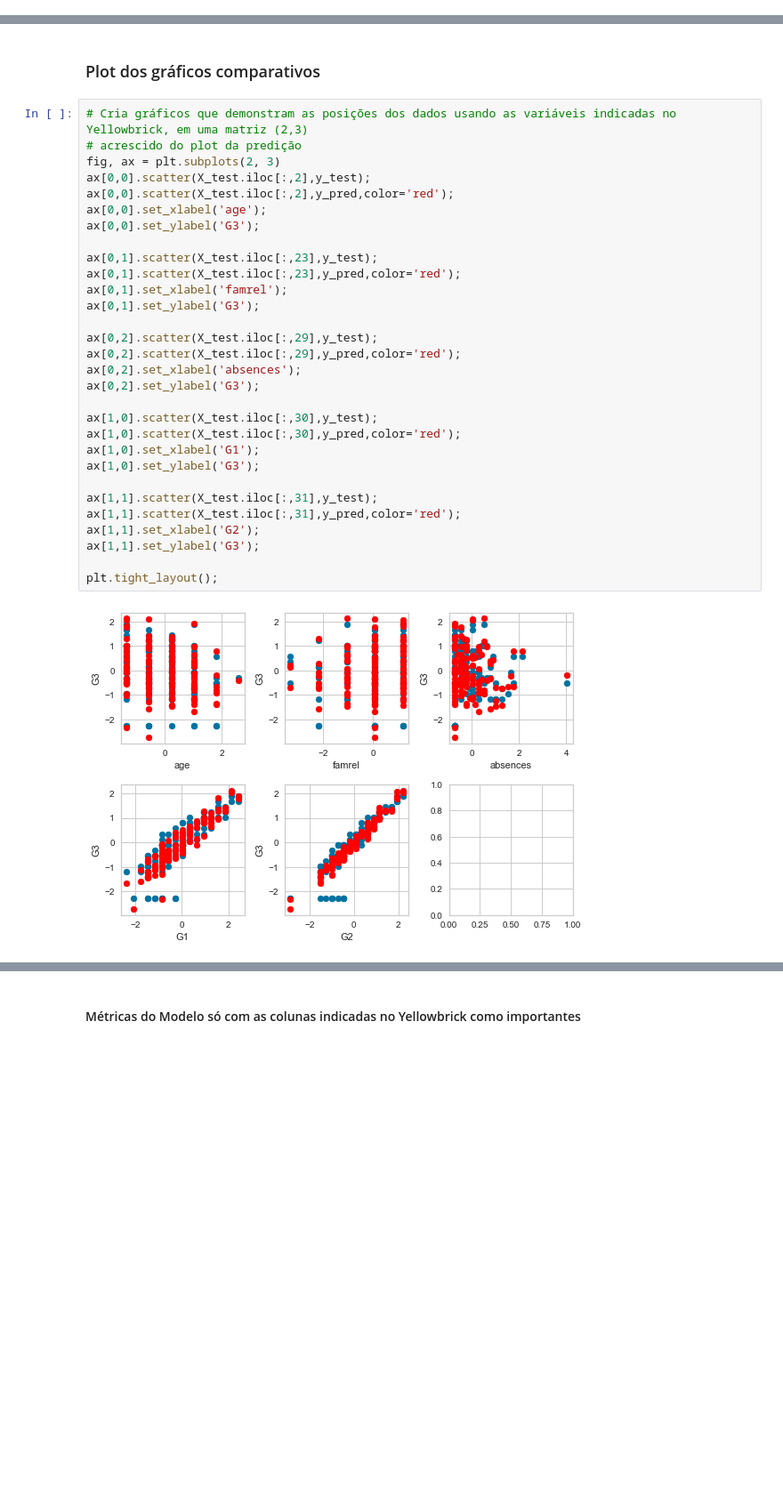
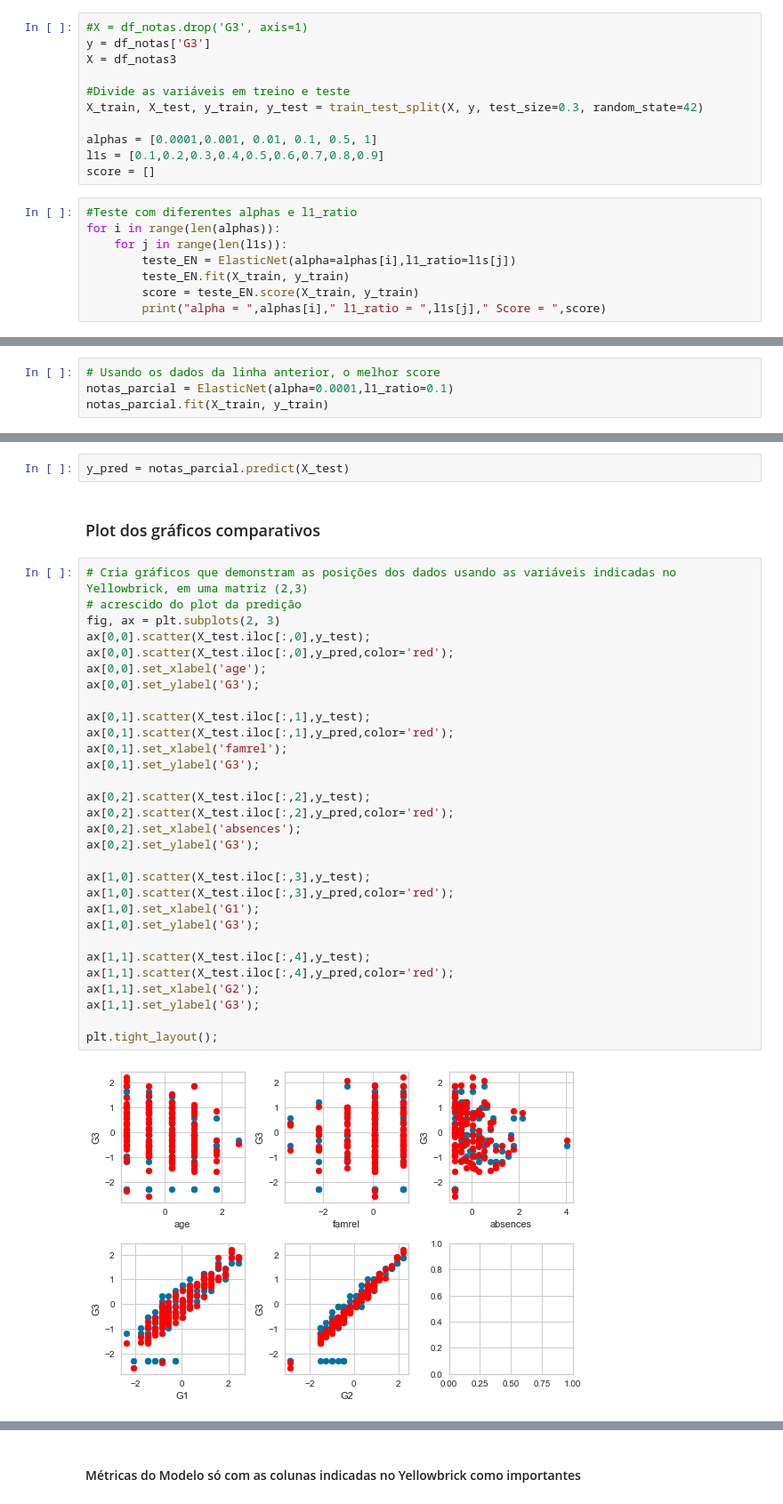
Before and after one commit to analiciabraga/desafioML, a Jupyter notebook: DesafioML-NotaFinal.ipynb, the cells around one changed output, grey strips where cells are left out. Shown: that part at 89% size. Saved outputs shown, nothing was run; the diff lists cells and outputs as text; blank space fills up the shorter version.

```diff
--- a/DesafioML-NotaFinal.ipynb
+++ b/DesafioML-NotaFinal.ipynb
@@ -231,0 +302,19 @@ y_pred = notas_final.predict(X_test)
+# %%
+#X = df_notas.drop('G3', axis=1)
+y = df_notas['G3']
+X = df_notas3
+
+#Divide as variáveis em treino e teste
+X_train, X_test, y_train, y_test = train_test_split(X, y, test_size=0.3, random_state=42)
+
+alphas = [0.0001,0.001, 0.01, 0.1, 0.5, 1]
+l1s = [0.1,0.2,0.3,0.4,0.5,0.6,0.7,0.8,0.9]
+score = []
+# %%
+#Teste com diferentes alphas e l1_ratio
+for i in range(len(alphas)):
+    for j in range(len(l1s)):
+        teste_EN = ElasticNet(alpha=alphas[i],l1_ratio=l1s[j])
+        teste_EN.fit(X_train, y_train)
+        score = teste_EN.score(X_train, y_train)
+        print("alpha = ",alphas[i]," l1_ratio = ",l1s[j]," Score = ",score)
@@ -231,0 +339,4 @@ y_pred = notas_final.predict(X_test)
+# %%
+# Usando os dados da linha anterior, o melhor score
+notas_parcial = ElasticNet(alpha=0.0001,l1_ratio=0.1)
+notas_parcial.fit(X_train, y_train)
@@ -232,34 +345,36 @@ y_pred = notas_final.predict(X_test)
+# %%
+y_pred = notas_parcial.predict(X_test)
 # %% [markdown]
 ### Plot dos gráficos comparativos
 # %%
 # Cria gráficos que demonstram as posições dos dados usando as variáveis indicadas no Yellowbrick, em uma matriz (2,3)
 # acrescido do plot da predição
 fig, ax = plt.subplots(2, 3)
-ax[0,0].scatter(X_test.iloc[:,2],y_test);
-ax[0,0].scatter(X_test.iloc[:,2],y_pred,color='red');
+ax[0,0].scatter(X_test.iloc[:,0],y_test);
+ax[0,0].scatter(X_test.iloc[:,0],y_pred,color='red');
 ax[0,0].set_xlabel('age');
 ax[0,0].set_ylabel('G3');
 
-ax[0,1].scatter(X_test.iloc[:,23],y_test);
-ax[0,1].scatter(X_test.iloc[:,23],y_pred,color='red');
+ax[0,1].scatter(X_test.iloc[:,1],y_test);
+ax[0,1].scatter(X_test.iloc[:,1],y_pred,color='red');
 ax[0,1].set_xlabel('famrel');
 ax[0,1].set_ylabel('G3');
 
-ax[0,2].scatter(X_test.iloc[:,29],y_test);
-ax[0,2].scatter(X_test.iloc[:,29],y_pred,color='red');
+ax[0,2].scatter(X_test.iloc[:,2],y_test);
+ax[0,2].scatter(X_test.iloc[:,2],y_pred,color='red');
 ax[0,2].set_xlabel('absences');
 ax[0,2].set_ylabel('G3');
 
-ax[1,0].scatter(X_test.iloc[:,30],y_test);
-ax[1,0].scatter(X_test.iloc[:,30],y_pred,color='red');
+ax[1,0].scatter(X_test.iloc[:,3],y_test);
+ax[1,0].scatter(X_test.iloc[:,3],y_pred,color='red');
 ax[1,0].set_xlabel('G1');
 ax[1,0].set_ylabel('G3');
 
-ax[1,1].scatter(X_test.iloc[:,31],y_test);
-ax[1,1].scatter(X_test.iloc[:,31],y_pred,color='red');
+ax[1,1].scatter(X_test.iloc[:,4],y_test);
+ax[1,1].scatter(X_test.iloc[:,4],y_pred,color='red');
 ax[1,1].set_xlabel('G2');
 ax[1,1].set_ylabel('G3');
 
 plt.tight_layout();
 # %% [output]
-[figure, old version]
+[figure, new version]
```
Also changed, not shown: parts of 21 cells of this notebook.
